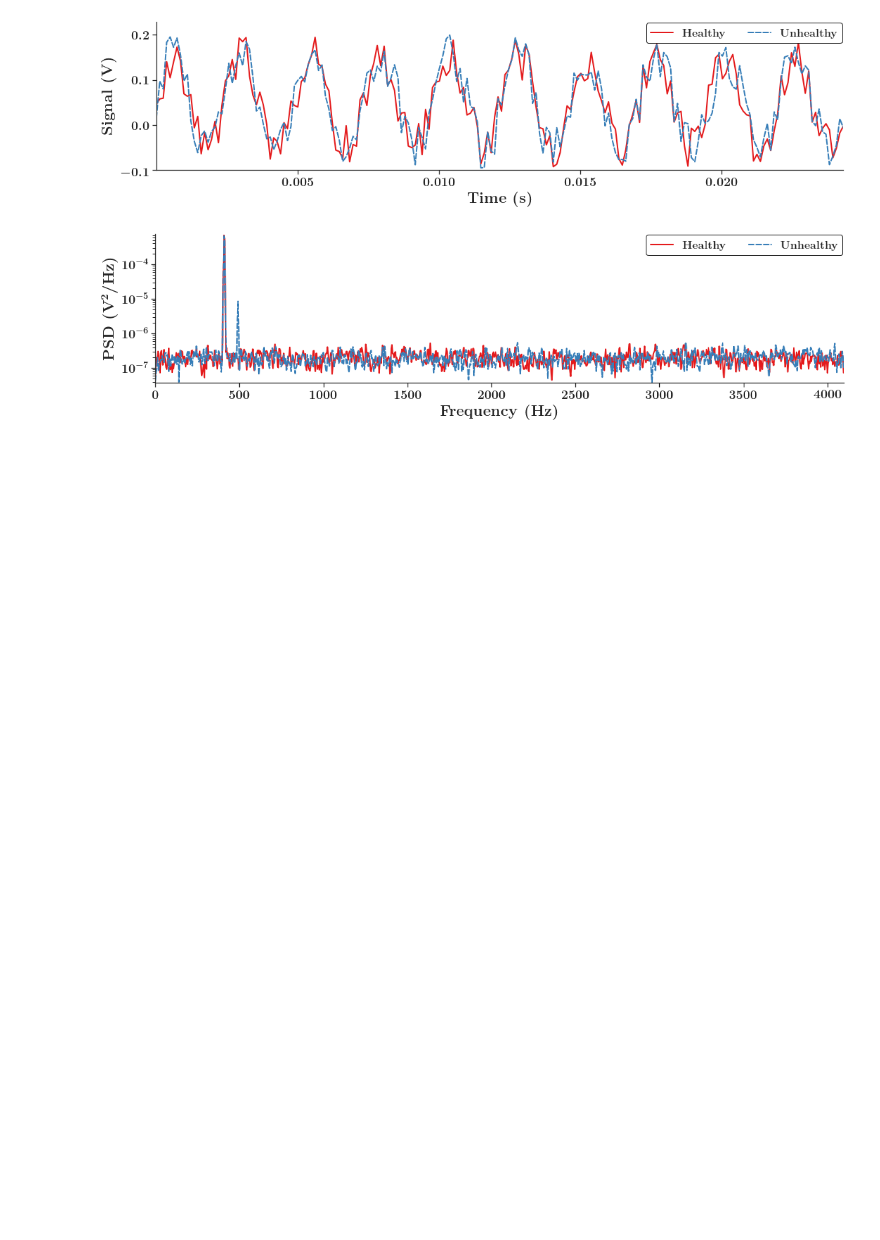
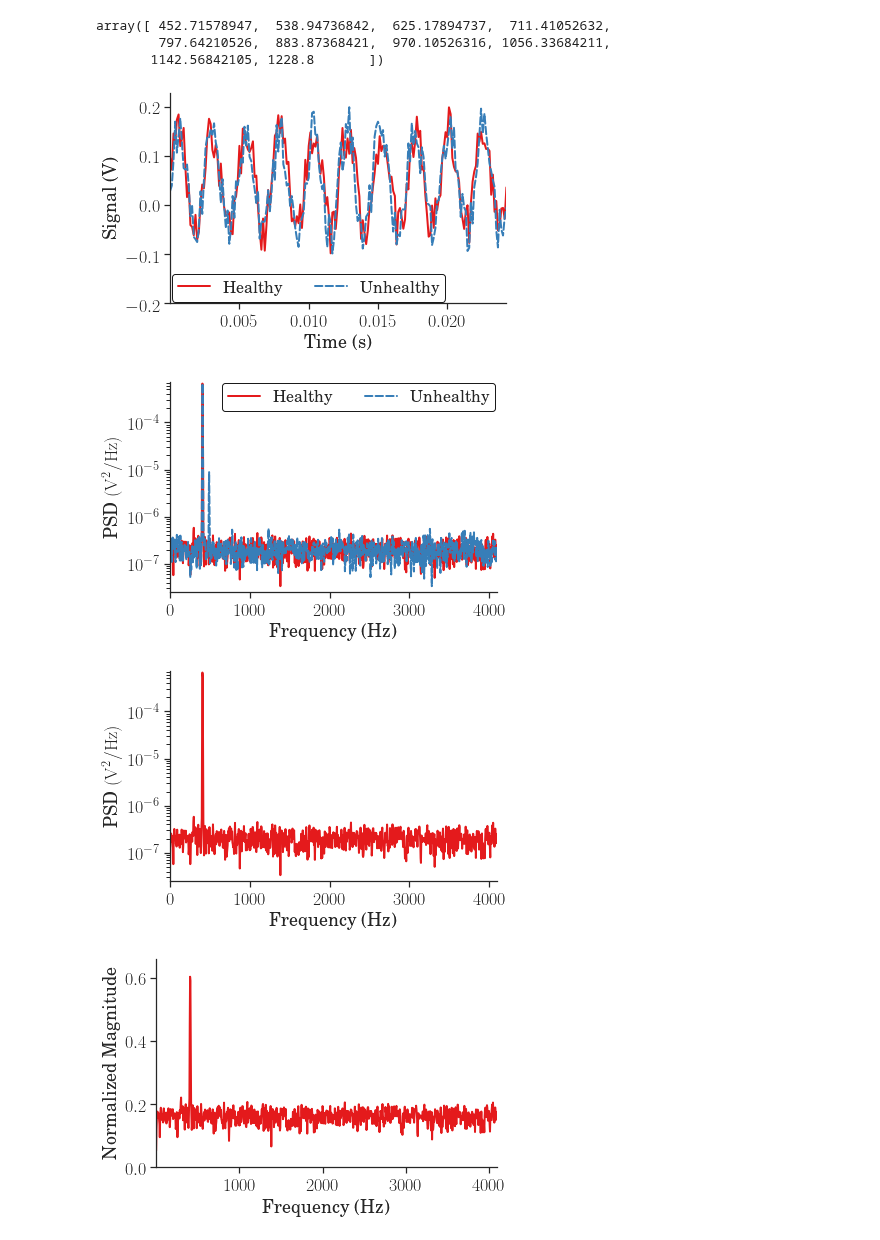
Before and after one commit to danielnewman09/Dissertation, a Jupyter notebook: Dissertation-Notebooks/Chapter-4/Create_Simulated_Data.ipynb, the cells around one changed output. Saved outputs shown, nothing was run; the diff lists cells and outputs as text; code cells hidden in the pictures; blank space fills up the shorter version.

```diff
--- a/Dissertation-Notebooks/Chapter-4/Create_Simulated_Data.ipynb
+++ b/Dissertation-Notebooks/Chapter-4/Create_Simulated_Data.ipynb
@@ -171,19 +131,28 @@ samplingRate = 8192
 duration = 1
 fftPoints = 2048
 
+columns = ['RMS','Mean','Kurtosis','Skewness','Variance']
+
+
 NyquistFreq = 0.5 * samplingRate
 
-amplitudes = np.linspace(0.1,2.5,10)
-frequencies = np.linspace(0.1 * NyquistFreq, 0.3 * NyquistFreq,10)
+train_amplitudes = np.linspace(0.1,2.5,10)
+train_frequencies = np.linspace(0.1 * NyquistFreq, 0.3 * NyquistFreq,10)
+valid_amplitudes = np.linspace(0.1,2.5,20)[1::2]
+valid_frequencies = np.linspace(0.1 * NyquistFreq, 0.3 * NyquistFreq,20)[1::2]
+
 noiseStdDev = np.linspace(0.1,0.1,1)
-
 sampleRepetitions = 7
-
-phase = np.linspace(-np.pi/2,np.pi/2,25)
 
 assetId = 'Example-NoNoise-VaryAmplitude-VaryPhase'
 database = 'db18'
-# inserter = DBInserter(database)
+# %%
+valid_amplitudes
+valid_frequencies
+# %% [output]
+array([ 452.71578947,  538.94736842,  625.17894737,  711.41052632,
+        797.64210526,  883.87368421,  970.10526316, 1056.33684211,
+       1142.56842105, 1228.8       ])
 # %%
 thisTime,unhealthySignal = create_noisy_signal(1,samplingRate,[frequencies[0],frequencies[0]*1.2],[amplitudes[0],0.1*amplitudes[0]],noiseStdDev[0],0,)
 thisTime,healthySignal = create_noisy_signal(1,samplingRate,[frequencies[0]],[amplitudes[0]],noiseStdDev[0],0,)
@@ -219,34 +188,84 @@ genplt.generate_plot(thisTime[:200], # X - coordinate on the plot
              )
 
 freqs,healthyAmps = welch(healthySignal.T,fs=samplingRate,nperseg=fftPoints)
 freqs,unhealthyAmps = welch(unhealthySignal.T,fs=samplingRate,nperseg=fftPoints)
 
 
 
 
 # combine the responses and labels to put on our 2D plot
 responses = np.vstack((healthyAmps,unhealthyAmps))
 labels = [r'Healthy','Unhealthy']
 
 # Create a 2D plot
 genplt.generate_plot(freqs, # X - coordinate on the plot
               responses,# Y - coordinates on the plot
               labels,# Labels for the plot legend
               'Frequency (Hz)',# X - axis label
               r'PSD $(\mathrm{V}^2/\mathrm{Hz})$',   # Y - axis label
               filename='Test_Signal_FFT',   # Plot filename
               folder='figures',    # Specify the folder where the filename will be saved
               num_col=2,    # Specify the number of columns in the legend
               legend_loc='best', # Specify the location of the legend
               ymax=0.1,
-                     log_y=True,
-                     ymin=0.05,
+              log_y=True,
+              ymin=0.05,
               transparent=False,
               showplot=True,
               save_plot=True,
               template='publication',
               file_type='png'
              )
+
+# combine the responses and labels to put on our 2D plot
+responses = np.vstack((healthyAmps))
+labels = [r'']
+
+# Create a 2D plot
+genplt.generate_plot(freqs, # X - coordinate on the plot
+              responses,# Y - coordinates on the plot
+              labels,# Labels for the plot legend
+              'Frequency (Hz)',# X - axis label
+              r'PSD $(\mathrm{V}^2/\mathrm{Hz})$',   # Y - axis label
+              filename='FFT_Log_Example',   # Plot filename
+              folder='figures',    # Specify the folder where the filename will be saved
+              num_col=2,    # Specify the number of columns in the legend
+              legend_loc='best', # Specify the location of the legend
+              ymax=0.1,
+              log_y=True,
+              ymin=0.05,
+              transparent=True,
+              showplot=True,
+              save_plot=True,
+              template='publication',
+              file_type='png'
+             )
+
+# combine the responses and labels to put on our 2D plot
+responses = np.vstack((lin_log_interp(healthyAmps)))
+labels = [r'']
+
+# Create a 2D plot
+genplt.generate_plot(freqs, # X - coordinate on the plot
+              responses,# Y - coordinates on the plot
+              labels,# Labels for the plot legend
+              'Frequency (Hz)',# X - axis label
+              r'Normalized Magnitude',   # Y - axis label
+              filename='FFT_Norm_Example',   # Plot filename
+              folder='figures',    # Specify the folder where the filename will be saved
+              num_col=2,    # Specify the number of columns in the legend
+              legend_loc='best', # Specify the location of the legend
+              ymax=0.1,
+              log_y=False,
+              ymin=0.05,
+              transparent=True,
+              showplot=True,
+              save_plot=True,
+              template='publication',
+              file_type='png'
+             )
 # %% [output]
-[figure, old version]
+[figure, new version]
-[figure, old version]
+[figure, new version]
+[figure, added]
+[figure, added]
```
Also changed, not shown: parts of 11 cells of this notebook, 11 other files.
